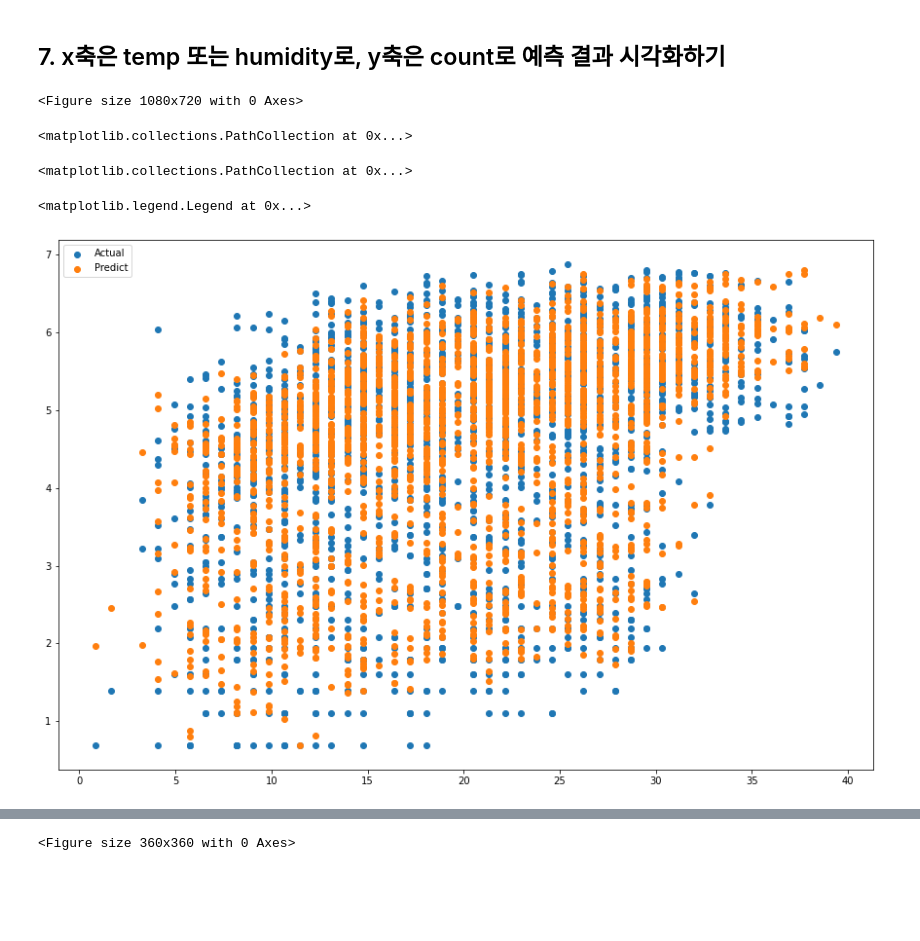
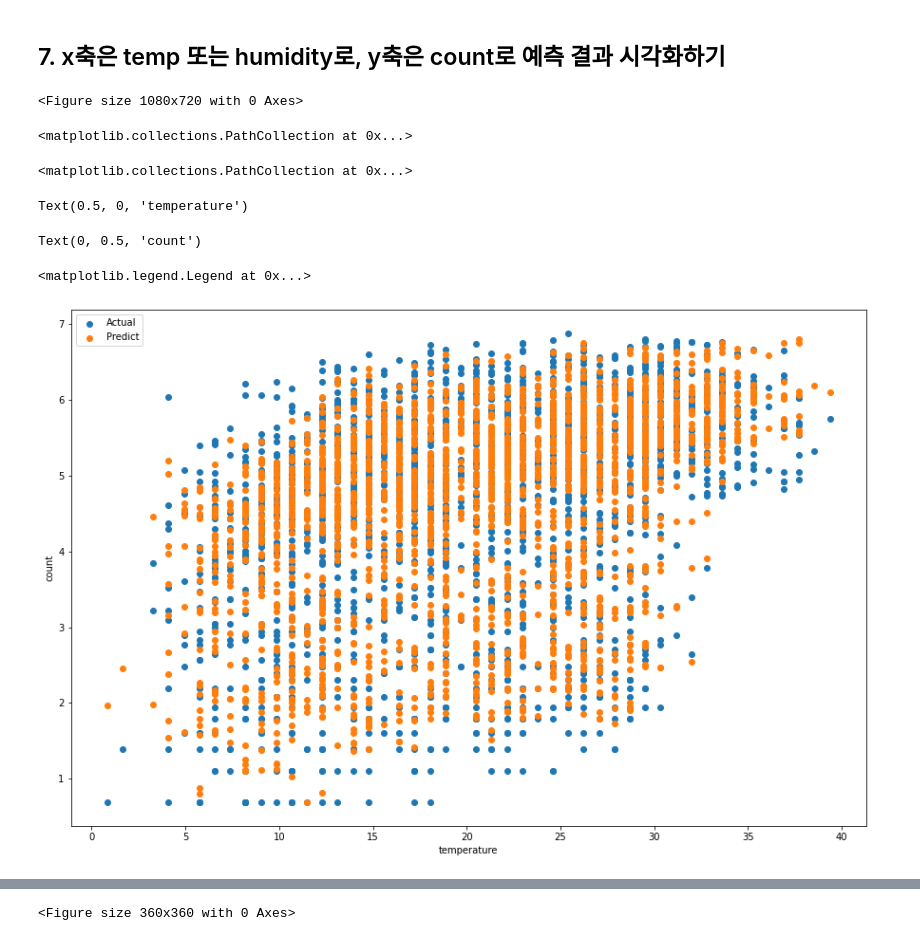
Before and after one commit to ohyoulim/first-repository, a Jupyter notebook: [E-02]LinearRegression.ipynb, the cells around one changed output, grey strips where cells are left out. Cells and saved outputs as stored; diff of their text form; code cells hidden in the pictures; blank space fills up the shorter version.

```diff
--- a/[E-02]LinearRegression.ipynb
+++ b/[E-02]LinearRegression.ipynb
@@ -849,15 +851,20 @@ array([ 9.02994771e-03,  1.51907372e-02, -3.28236996e-03, -3.22349895e-03,
 # %% [markdown]
 ## 7. x축은 temp 또는 humidity로, y축은 count로 예측 결과 시각화하기
 # %%
+# x = temp
 plt.figure(figsize=(15,10))
 plt.scatter(X_test['temp'], y_test, label="Actual")
 plt.scatter(X_test['temp'], predictions, label="Predict")
+plt.xlabel("temperature")
+plt.ylabel("count")
 plt.legend()
 plt.show()
 # %% [output]
 <Figure size 1080x720 with 0 Axes>
 <matplotlib.collections.PathCollection at 0x...>
 <matplotlib.collections.PathCollection at 0x...>
-<matplotlib.legend.Legend at 0x...>
+Text(0.5, 0, 'temperature')
+Text(0, 0.5, 'count')
+<matplotlib.legend.Legend at 0x...>
-[figure, old version]
+[figure, new version]
 # %%
```
Also changed, not shown: parts of 20 cells of this notebook.
